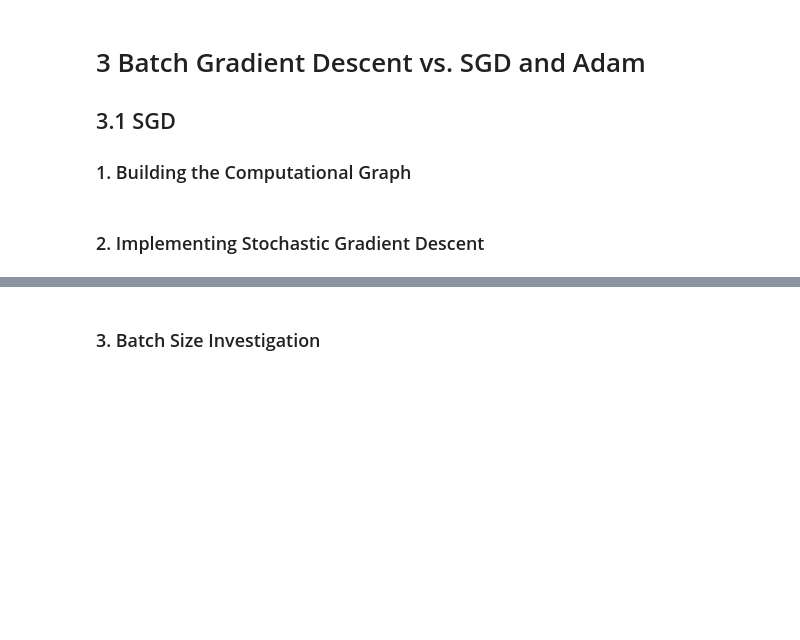
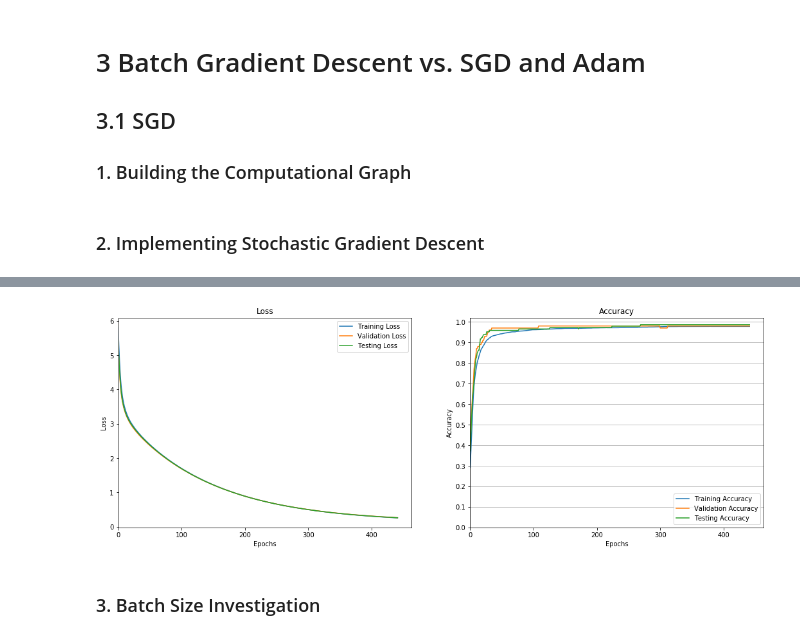
Before and after one commit to ekeilty17/ECE421-Assignments, a Jupyter notebook: A1/A1 WriteUp.ipynb, the cells around one changed output, grey strips where cells are left out. Cells and saved outputs as stored; diff of their text form; code cells hidden in the pictures; blank space fills up the shorter version.

```diff
--- a/A1/A1 WriteUp.ipynb
+++ b/A1/A1 WriteUp.ipynb
@@ -119,7 +119,7 @@ def grad_descent_MSE(w, b, X, y, alpha, epochs, reg, error_tol, validData=None,
     train_loss, train_acc = [], []
     valid_loss, valid_acc = [], []
     test_loss, test_acc = [], []
-    printing = True
+    printing = False
     for i in range(epochs):
         grad_w, grad_b = gradMSE(w, b, X, y, reg)
         w -= alpha * grad_w
@@ -129,35 +129,36 @@ def grad_descent_MSE(w, b, X, y, alpha, epochs, reg, error_tol, validData=None,
         train_loss.append( MSE(w, b, X, y, reg) )
         train_acc.append( accuracy(w, b, X, y) )
 
-        if validData != None and validTarget != None:
+        if not validData is None and not validTarget is None:
             valid_loss.append( MSE(w, b, validData, validTarget, reg) )
             valid_acc.append( accuracy(w, b, validData, validTarget) )
-        if testData != None and testTarget != None:
+        if not testData is None and not testTarget is None:
             test_loss.append( MSE(w, b, testData, testTarget, reg) )
             test_acc.append( accuracy(w, b, testData, testTarget) )
 
         # Print Losses and Accurancies if printing is on
         if printing:
-            print(f"Training loss: {train_loss[-1]:.4f}\tTraining acc: {train_acc[-1]*100:.2f}%")
-            if validData != None and validTarget != None:
-                print(f"Validation loss: {valid_loss[-1]:.4f}\tValidation acc: {valid_acc[-1]*100:.2f}%")
-            if testData != None and testTarget != None:
-                print(f"Testing loss: {test_loss[-1]:.4f}\tTesting acc: {test_acc[-1]*100:.2f}%")
+            print(f"Training loss: {train_loss[-1]:.4f}{'':20s}Training acc: {train_acc[-1]*100:.2f}%")
+            if not validData is None and not validTarget is None:
+                print(f"Validation loss: {valid_loss[-1]:.4f}{'':18s}Validation acc: {valid_acc[-1]*100:.2f}%")
+            if not testData is None and not testTarget is None:
+                print(f"Testing loss: {test_loss[-1]:.4f}{'':21s}Testing acc: {test_acc[-1]*100:.2f}%")
 
         # Check stopping condition
         if i > 1 and np.abs(train_loss[-2] - train_loss[-1]) <= error_tol:
             break
 
     statistics = (train_loss, train_acc)
-    if validData != None and validTarget != None:
+    if not validData is None and not validTarget is None:
         statistics += (valid_loss, valid_acc, )
-    if testData != None and testTarget != None:
+    if not testData is None and not testTarget is None:
         statistics += (test_loss, test_acc,)
     # Python 3.8 made this easier, but 3.7 you have to do this
     out = (w, b, *statistics)
 
     return out
 
+"""
 X = trainData
 N = X.shape[0]
 d = X.shape[1] * X.shape[2]
@@ -167,4 +168,5 @@ b = np.random.random_sample(1)
 w, b, *statistics = grad_descent_MSE(w, b, trainData, trainTarget, 0.005, 5000, 0, 0.001)
 #train_loss, train_acc, valid_loss, valid_acc, test_loss, test_acc = statistics
 train_loss, train_acc = statistics
+"""
 # %% [output]
@@ -606,2 +602,26 @@ plt.clf()
+# %%
+# optimizing over 700 epochs 2, minimizing the MSE (you will repeat this for the CE later).
+# Calculate the total number of batches required by dividing the number
+# of training instances by the minibatch size. After each epoch you will need to reshuffle the
+# training data and start sampling from the beginning again. Initially, set \lambda = 0 and continue
+# to use the same \alpha value (i.e. 0.001). After each epoch, store the training, validation and test
+# losses and accuracies. Use these to plot the loss and accuracy curves.
+X = trainData
+N = X.shape[0]
+d = X.shape[1] * X.shape[2]
+
+w = np.random.random_sample(d)
+w = w - w.mean()
+b = np.random.random_sample(1)
+w, b, *statistics = SGD(w, b, trainData, trainTarget, 0.005, 700, 0.1, 0.001, 500, "CE", validData, validTarget, testData, testTarget)
+train_loss, train_acc, valid_loss, valid_acc, test_loss, test_acc = statistics
+#train_loss, train_acc = statistics
+
+fig, ax = plt.subplots(1, 2, figsize=(18, 6))
+plot_loss(np.arange(0, len(train_loss), 1), train_loss, valid_loss, test_loss, ax=ax[0])
+plot_accuracy(np.arange(0, len(train_loss), 1), train_acc, valid_acc, test_acc, ax=ax[1])
+plt.show()
+# %% [output]
+[figure, added]
 # %% [markdown]
 ### 3. Batch Size Investigation
```
Also changed, not shown: parts of 8 cells of this notebook, 1 other file.
